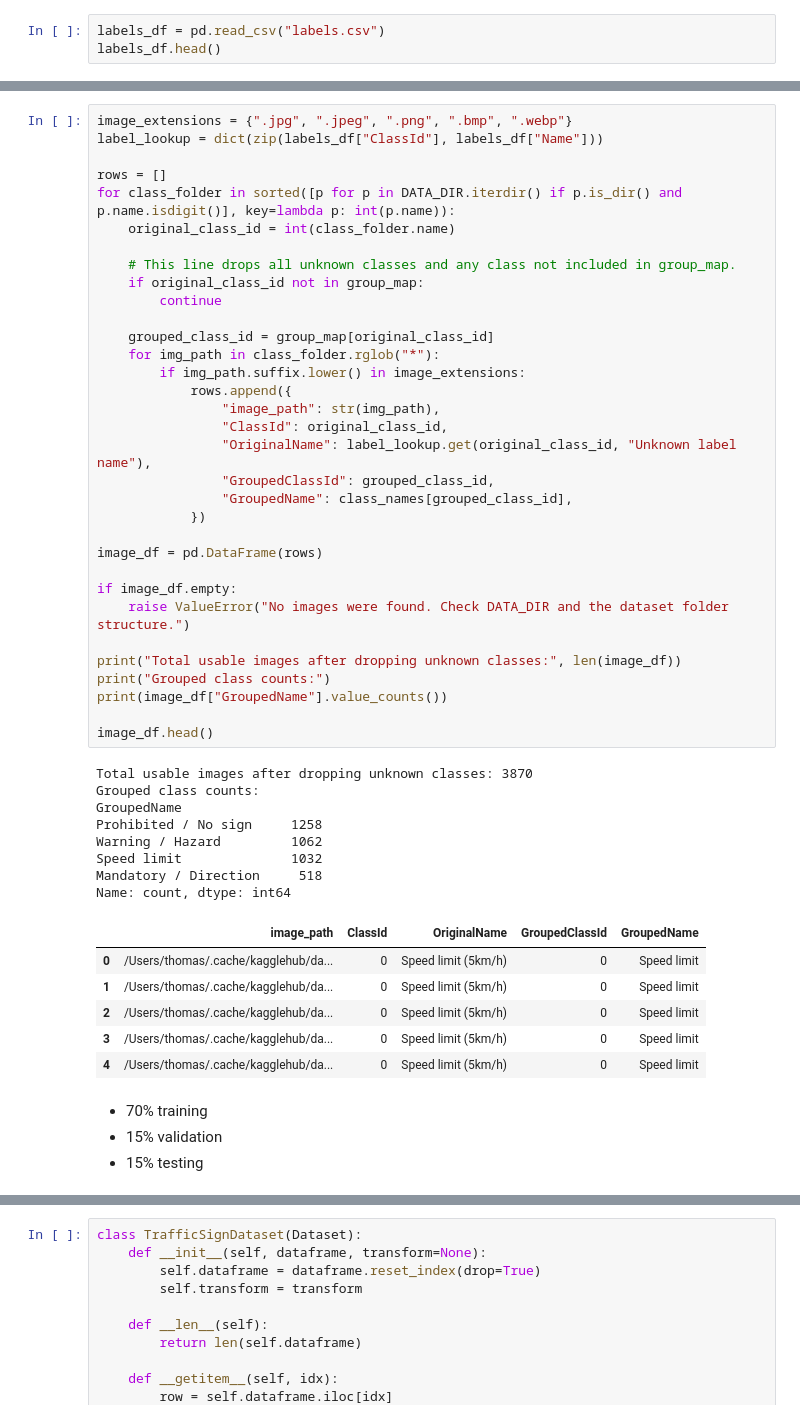
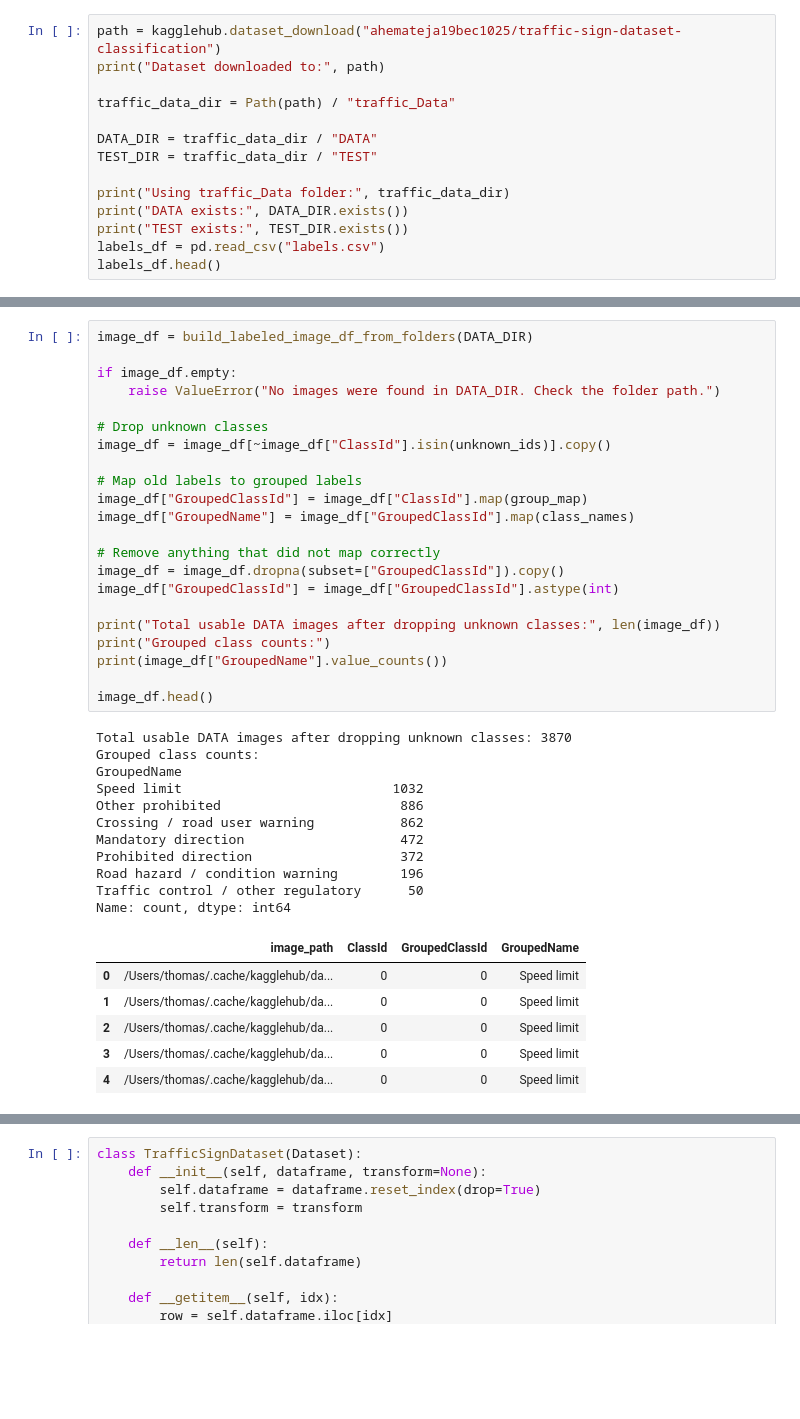
Before and after one commit to toboggann/ProjectT, a Jupyter notebook: py.ipynb, the cells around one changed output, grey strips where cells are left out. Saved outputs shown, nothing was run; the diff lists cells and outputs as text; blank space fills up the shorter version.

```diff
--- a/py.ipynb
+++ b/py.ipynb
@@ -68,4 +53,15 @@ Downloaded dataset to: /Users/thomas/.cache/kagglehub/datasets/ahemateja19bec102
 # %%
+path = kagglehub.dataset_download("ahemateja19bec1025/traffic-sign-dataset-classification")
+print("Dataset downloaded to:", path)
+
+traffic_data_dir = Path(path) / "traffic_Data"
+
+DATA_DIR = traffic_data_dir / "DATA"
+TEST_DIR = traffic_data_dir / "TEST"
+
+print("Using traffic_Data folder:", traffic_data_dir)
+print("DATA exists:", DATA_DIR.exists())
+print("TEST exists:", TEST_DIR.exists())
 labels_df = pd.read_csv("labels.csv")
 labels_df.head()
 # %% [output]
@@ -182,56 +172,43 @@ Example class folders: ['0', '1', '10', '11', '12', '13', '14', '15', '16', '17'
 # %%
-image_extensions = {".jpg", ".jpeg", ".png", ".bmp", ".webp"}
-label_lookup = dict(zip(labels_df["ClassId"], labels_df["Name"]))
-
-rows = []
-for class_folder in sorted([p for p in DATA_DIR.iterdir() if p.is_dir() and p.name.isdigit()], key=lambda p: int(p.name)):
-    original_class_id = int(class_folder.name)
-
-    # This line drops all unknown classes and any class not included in group_map.
-    if original_class_id not in group_map:
-        continue
-
-    grouped_class_id = group_map[original_class_id]
-    for img_path in class_folder.rglob("*"):
-        if img_path.suffix.lower() in image_extensions:
-            rows.append({
-                "image_path": str(img_path),
-                "ClassId": original_class_id,
-                "OriginalName": label_lookup.get(original_class_id, "Unknown label name"),
-                "GroupedClassId": grouped_class_id,
-                "GroupedName": class_names[grouped_class_id],
-            })
-
-image_df = pd.DataFrame(rows)
+image_df = build_labeled_image_df_from_folders(DATA_DIR)
 
 if image_df.empty:
-    raise ValueError("No images were found. Check DATA_DIR and the dataset folder structure.")
+    raise ValueError("No images were found in DATA_DIR. Check the folder path.")
 
-print("Total usable images after dropping unknown classes:", len(image_df))
+# Drop unknown classes
+image_df = image_df[~image_df["ClassId"].isin(unknown_ids)].copy()
+
+# Map old labels to grouped labels
+image_df["GroupedClassId"] = image_df["ClassId"].map(group_map)
+image_df["GroupedName"] = image_df["GroupedClassId"].map(class_names)
+
+# Remove anything that did not map correctly
+image_df = image_df.dropna(subset=["GroupedClassId"]).copy()
+image_df["GroupedClassId"] = image_df["GroupedClassId"].astype(int)
+
+print("Total usable DATA images after dropping unknown classes:", len(image_df))
 print("Grouped class counts:")
 print(image_df["GroupedName"].value_counts())
 
 image_df.head()
 # %% [output]
-Total usable images after dropping unknown classes: 3870
+Total usable DATA images after dropping unknown classes: 3870
 Grouped class counts:
 GroupedName
-Prohibited / No sign     1258
-Warning / Hazard         1062
-Speed limit              1032
-Mandatory / Direction     518
+Speed limit                           1032
+Other prohibited                       886
+Crossing / road user warning           862
+Mandatory direction                    472
+Prohibited direction                   372
+Road hazard / condition warning        196
+Traffic control / other regulatory      50
 Name: count, dtype: int64
-|  | image_path | ClassId | OriginalName | GroupedClassId | GroupedName |
-| 0 | /Users/thomas/.cache/kagglehub/da... | 0 | Speed limit (5km/h) | 0 | Speed limit |
-| 1 | /Users/thomas/.cache/kagglehub/da... | 0 | Speed limit (5km/h) | 0 | Speed limit |
-| 2 | /Users/thomas/.cache/kagglehub/da... | 0 | Speed limit (5km/h) | 0 | Speed limit |
-| 3 | /Users/thomas/.cache/kagglehub/da... | 0 | Speed limit (5km/h) | 0 | Speed limit |
-| 4 | /Users/thomas/.cache/kagglehub/da... | 0 | Speed limit (5km/h) | 0 | Speed limit |
+|  | image_path | ClassId | GroupedClassId | GroupedName |
+| 0 | /Users/thomas/.cache/kagglehub/da... | 0 | 0 | Speed limit |
+| 1 | /Users/thomas/.cache/kagglehub/da... | 0 | 0 | Speed limit |
+| 2 | /Users/thomas/.cache/kagglehub/da... | 0 | 0 | Speed limit |
+| 3 | /Users/thomas/.cache/kagglehub/da... | 0 | 0 | Speed limit |
+| 4 | /Users/thomas/.cache/kagglehub/da... | 0 | 0 | Speed limit |
-# %% [markdown]
-
-- 70% training
-- 15% validation
-- 15% testing
 # %%
 #double checking that all the unknown classes are gone from our data
 print("Unknown rows remaining:", image_df["ClassId"].isin(unknown_ids).sum())
```
Also changed, not shown: parts of 23 cells of this notebook, 2 other files.
